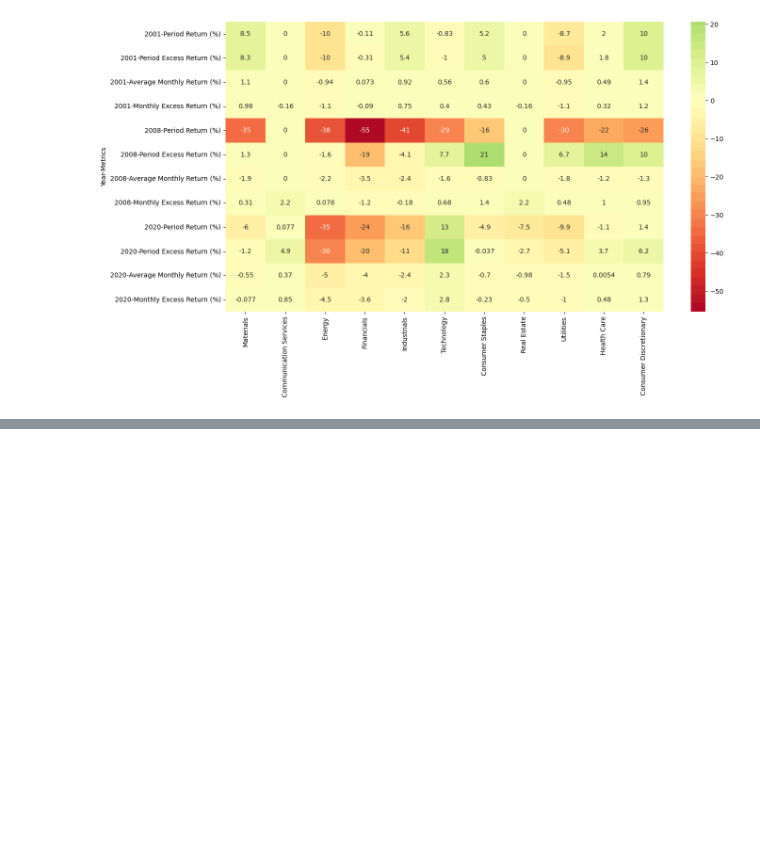
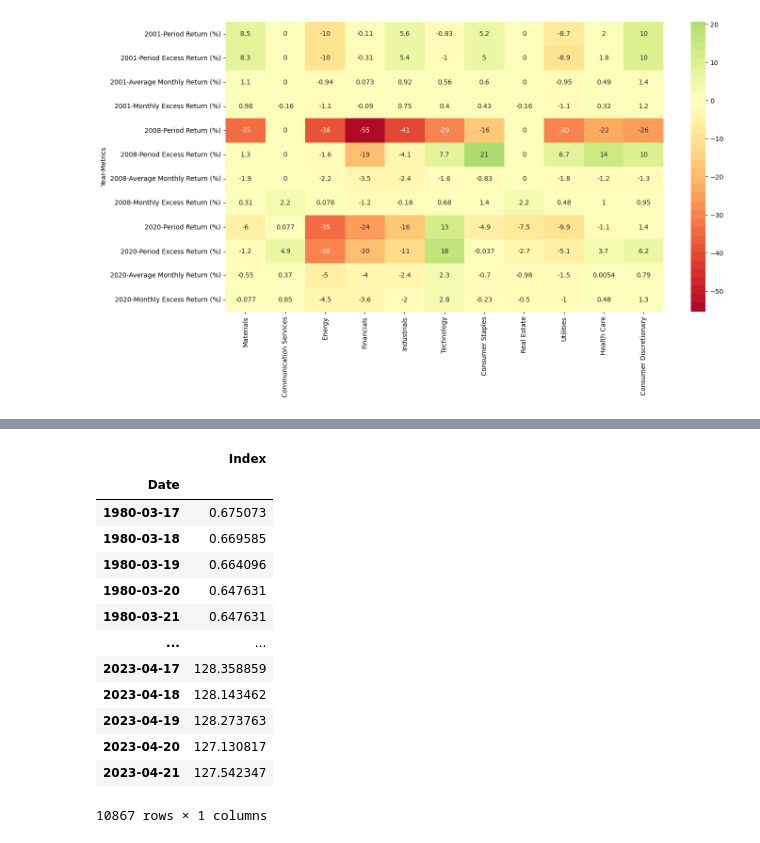
Before and after one commit to AmineMahdioui/projet-de-fin-d-annee, a Jupyter notebook: SectorAnalysis.ipynb, the cells around one changed output, grey strips where cells are left out. Saved outputs shown, nothing was run; the diff lists cells and outputs as text; code cells hidden in the pictures; blank space fills up the shorter version.

```diff
--- a/SectorAnalysis.ipynb
+++ b/SectorAnalysis.ipynb
@@ -162,0 +235,18 @@ sns.heatmap(df_perforamce.fillna(0),cmap=palette,center=0 , annot=True)
+# %%
+Real_Estate=pd.read_csv(r'Data\Stockanalysis.com\Real Estate\Real Estate.csv',index_col=0,parse_dates=True)
+Real_Estate
+# %% [output]
+|  | Index |
+| Date |  |
+| 1980-03-17 | 0.675073 |
+| 1980-03-18 | 0.669585 |
+| 1980-03-19 | 0.664096 |
+| 1980-03-20 | 0.647631 |
+| 1980-03-21 | 0.647631 |
+| ... | ... |
+| 2023-04-17 | 128.358859 |
+| 2023-04-18 | 128.143462 |
+| 2023-04-19 | 128.273763 |
+| 2023-04-20 | 127.130817 |
+| 2023-04-21 | 127.542347 |
+10867 rows × 1 columns
```
Also changed, not shown: parts of 20 cells of this notebook, 1 other file.
